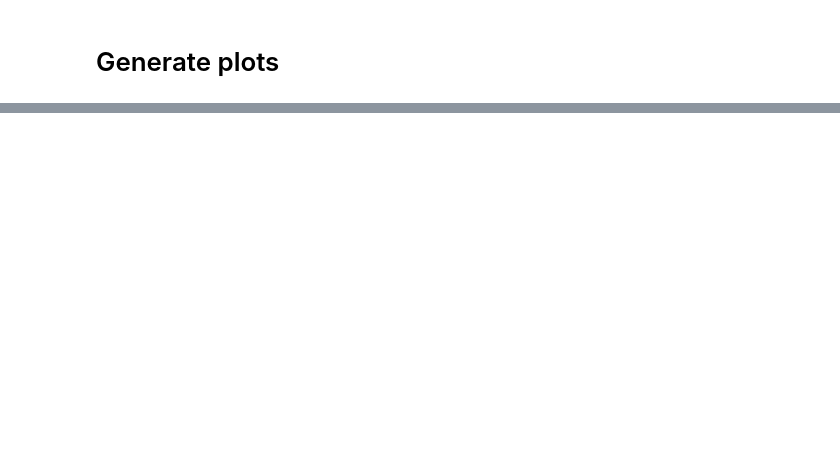
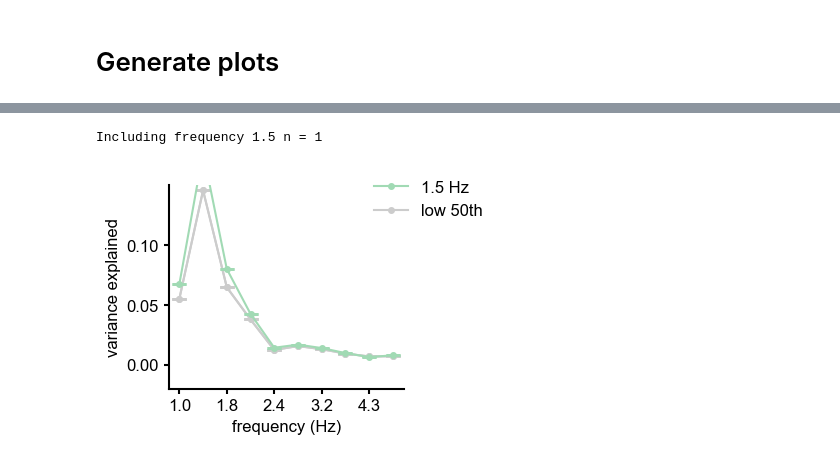
Before and after one commit to mackelab/sequence-memory, a Jupyter notebook: rnn_model/generate_figures/fig_5_fh_S2_d.ipynb, the cells around one changed output, grey strips where cells are left out. Drawn from its saved outputs; the diff is of its cells as text; code cells hidden in the pictures; blank space fills up the shorter version.

```diff
--- a/rnn_model/generate_figures/fig_5_fh_S2_d.ipynb
+++ b/rnn_model/generate_figures/fig_5_fh_S2_d.ipynb
@@ -241,7 +281,7 @@ with mpl.rc_context(fname="matplotlibrc"):
 
     fig, axs = plt.subplots(1, figsize=(3.2, 2.7))
     fig.tight_layout()
-    for i in range(4):
+    for i in range(len(kappas)):
         axs.errorbar(
             np.arange(len(summary_settings["freqs"])),
             vexs[i],
@@ -270,33 +310,36 @@ with mpl.rc_context(fname="matplotlibrc"):
         np.arange(len(summary_settings["freqs"])),
         low_vexs[i],
         low_vexs_se[i],
         marker="o",
         color=shcolors[i],
         zorder=i,
         capsize=5,
         elinewidth=2,
         markeredgewidth=2,
         label="low 50th",
     )
     axs.set_ylim(-0.02, 0.15)
     axs.set_yticks(np.arange(0, 0.13, 0.05))
 
     axs.set_xticks(np.arange(len(summary_settings["freqs"]))[::2])
     axs.set_xticklabels(["{:.1f}".format(fr) for fr in summary_settings["freqs"][::2]])
     axs.spines["right"].set_visible(False)
     axs.spines["top"].set_visible(False)
     axs.set_ylabel("variance explained")
     axs.set_xlabel("frequency (Hz)")
 
     handles, labels = axs.get_legend_handles_labels()
     # remove the errorbars
     handles = [h[0] for h in handles]
     # use them in the legend
     plt.legend(
         handles, labels, numpoints=1, loc="upper right", bbox_to_anchor=(1.4, 1.1)
     )
     plt.savefig("../figures/SummF", facecolor="None", transparent=True)
     plt.savefig("../figures/Vex_per_F_and_Perc.eps")
+# %% [output]
+Including frequency 1.5 n = 1
+[figure, added]
 # %%
 # Plot Vex per frequency, non-shuffled versus shuffled
 
```
Also changed, not shown: parts of 8 cells of this notebook, 5 other files.
